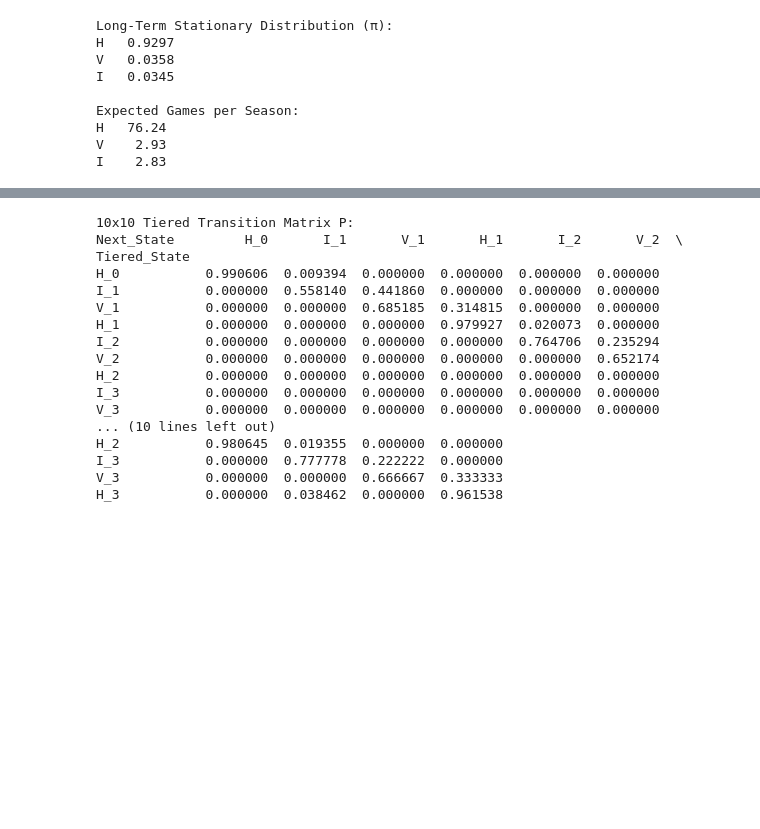
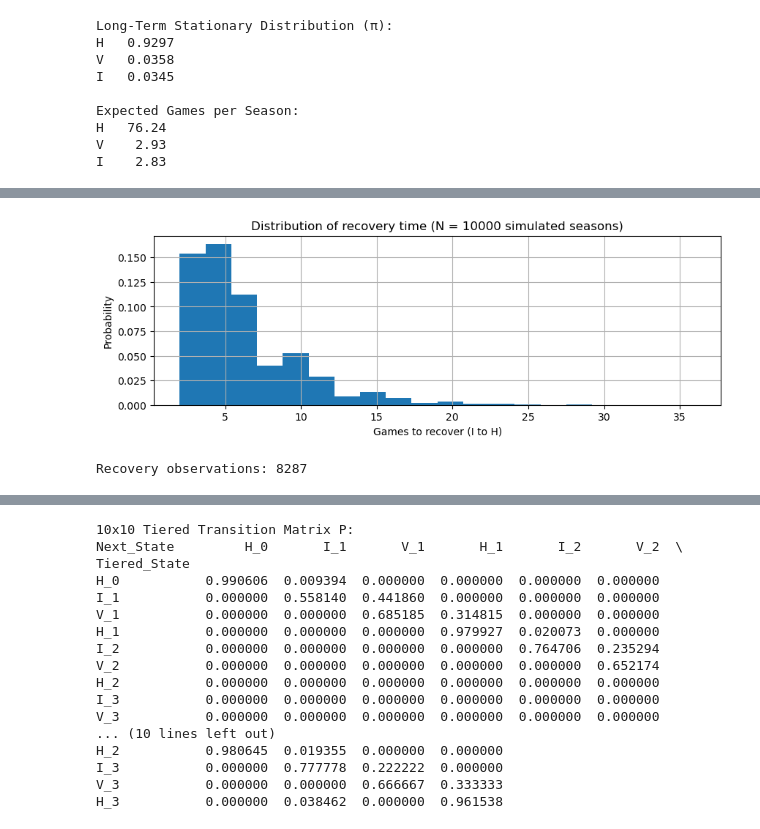
Before and after one commit to ethnwng/461-U2-InjuryModel, a Jupyter notebook: injurymodel.ipynb, the cells around one changed output, grey strips where cells are left out. Cells and saved outputs as stored; diff of their text form; code cells hidden in the pictures; blank space fills up the shorter version.

```diff
--- a/injurymodel.ipynb
+++ b/injurymodel.ipynb
@@ -155,0 +240,14 @@ I    2.83
+# %%
+# Histogram of recovery times (number of games in I before moving to H)
+plt.figure(figsize=(10,3))
+plt.hist(recovery_times, bins=20, density=True)
+plt.grid(True)
+plt.xlabel('Games to recover (I to H)')
+plt.ylabel('Probability')
+plt.title('Distribution of recovery time (N = 10000 simulated seasons)')
+plt.show()
+
+print(f"Recovery observations: {len(recovery_times)}")
+# %% [output]
+[figure, added]
+Recovery observations: 8287
```
Also changed, not shown: parts of 6 cells of this notebook.
